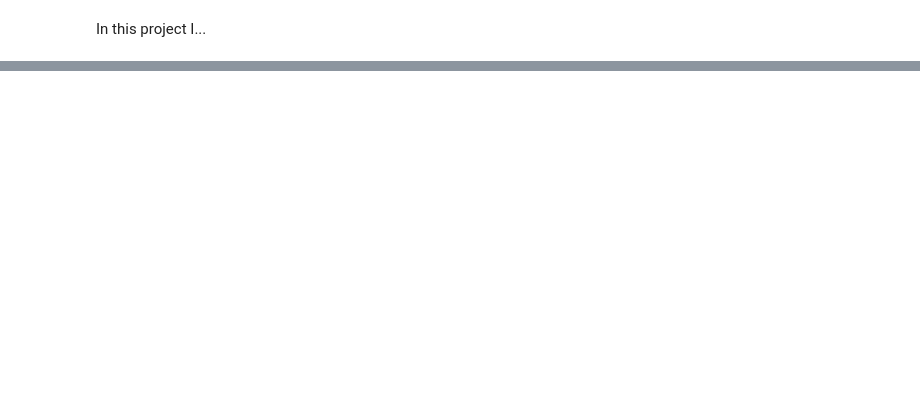
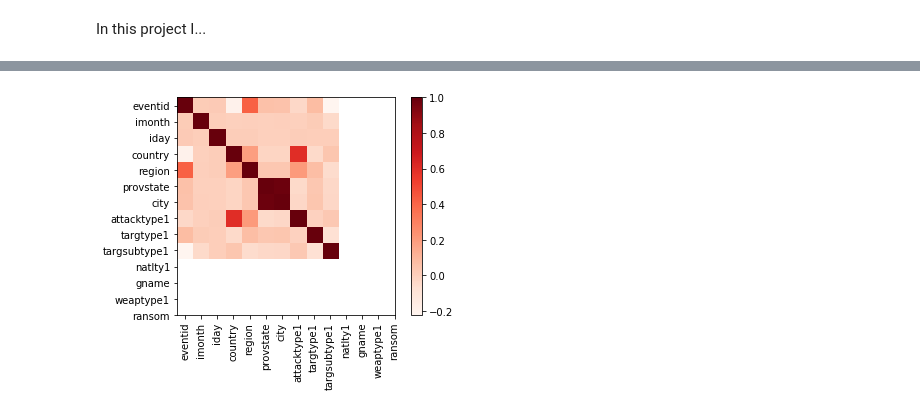
Before and after one commit to stevensroczynski/global-terrorism-predictor, a Jupyter notebook: gtp.ipynb, the cells around one changed output, grey strips where cells are left out. Cells and saved outputs as stored; diff of their text form; code cells hidden in the pictures; blank space fills up the shorter version.

```diff
--- a/gtp.ipynb
+++ b/gtp.ipynb
@@ -34,0 +66,2 @@ data.head()
+# %%
+attributed = data.loc[data['gname'] != "Unknown"]
@@ -34,0 +77,9 @@ data.head()
+# %%
+plt.imshow(attributed.corr(), cmap=plt.cm.Reds, interpolation='nearest')
+plt.colorbar()
+tick_marks = [i for i in range(len(attributed.columns))]
+plt.xticks(tick_marks, attributed.columns, rotation='vertical')
+plt.yticks(tick_marks, attributed.columns)
+plt.show()
+# %% [output]
+[figure, added]
```
Also changed, not shown: parts of 9 cells of this notebook, 1 other file.
